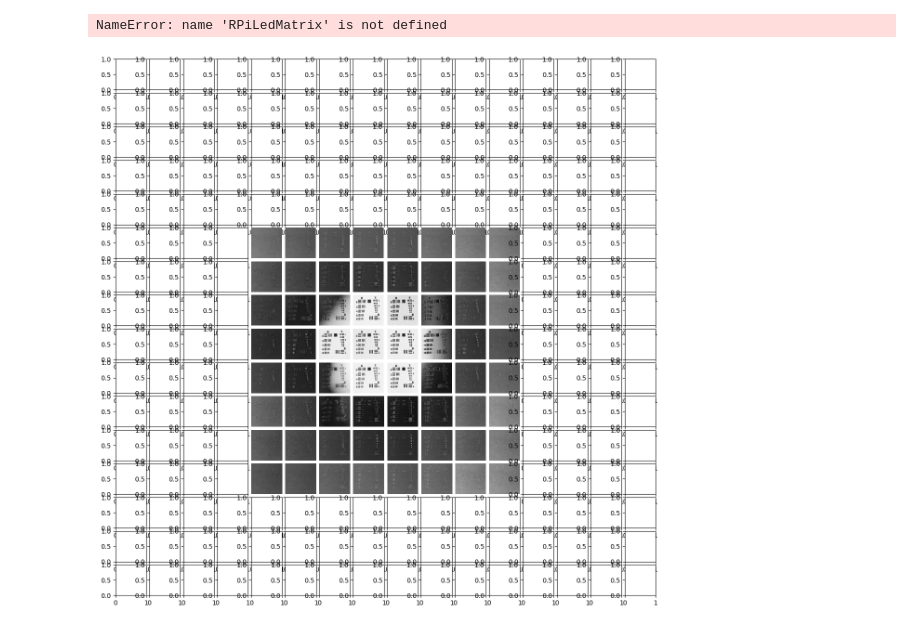
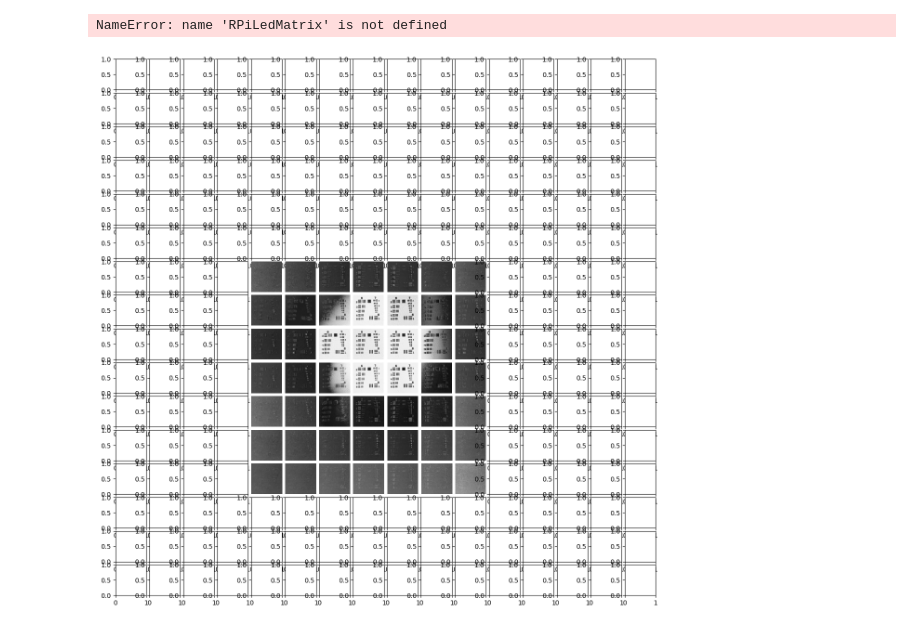
Before and after one commit to willtaylor072/Will_Taylor_FPM_4YP-main, a Jupyter notebook: gather_data.ipynb, the cells around one changed output. Saved outputs shown, nothing was run; the diff lists cells and outputs as text; code cells hidden in the pictures.

```diff
--- a/gather_data.ipynb
+++ b/gather_data.ipynb
@@ -96,15 +98,19 @@ Not setting vid controls when not visible
 Not setting pic controls when not visible
 QSocketNotifier: Invalid socket 73 and type 'Read', disabling...
 # %%
-# Starting at 7,7, generate coordinates to turn on LEDs in a spiral pattern, moving right up left down right up left down....
-# 0,0 is bottom left LED when rotation is 135 degrees
-def LED_spiral(n):
+# Generate coordinates to turn on LEDs in a spiral pattern, moving right up left down right up left down....
+# 0,0 is bottom left LED when rotation is 135 degrees. Allow offsets to center the starting point with optical axis.
+# N.b. If offsets are non zero, we can't use entire 16x16 LED array.
+def LED_spiral(n, x_offset=0, y_offset=0):
+    # Input: n; gridsize to generate coordinates for
+    # Returns: x_coords, y_coords; arrays for LED coordinates
+
     # Initialize the arrays to store the x and y coordinates
     x_coords = np.zeros(n**2, dtype=int)
     y_coords = np.zeros(n**2, dtype=int)
 
-    # Starting point
-    x, y = 7, 7
+    # Starting point.
+    x, y = 7+x_offset, 7+y_offset
     x_coords[0], y_coords[0] = x, y
 
     step_size = 1  # How far to move in each direction before changing direction
@@ -157,7 +163,7 @@ def LED_spiral(n):
 # %%
 # Gather grayscale images for Fourier ptychography
 output_folder = 'data/' # should be an empty folder
-gridSize = 16 # can use 1 for testing and alignment, then set to 16 to capture full dataset
+gridSize = 1 # can use 1 for testing and alignment, then set to 16 to capture full dataset
 
 led_matrix = RPiLedMatrix()
 led_matrix.set_rotation(135) # ensure 0,0 is bottom left pixel
@@ -172,7 +178,7 @@ still_config = camera.create_still_configuration(main={'size':(1456,1088)}, cont
 camera.configure(still_config)
 camera.start()
 
-x,y = LED_spiral(gridSize) # generates arrays for x and y to turn on LEDs in spiral pattern
+x,y = LED_spiral(gridSize, x_offset=0, y_offset=0) # generates arrays for x and y to turn on LEDs in spiral pattern
 
 # # take a brightfield image for comparison
 # led_matrix.show_circle(radius=2, color='white', brightness=1 )
@@ -201,21 +207,26 @@ camera.close()
 # %% [output]
 NameError: name 'RPiLedMatrix' is not defined
 # %%
+import numpy as np
+import matplotlib.pyplot as plt
+from PIL import Image
+import os
+
 # Display 16x16 images in a grid
 output_folder = 'data/usaf_2'
-gridSize = 8
+gridSize = 7
 
-x,y = LED_spiral(gridSize) # get the coordinates of LEDs
+x,y = LED_spiral(gridSize,x_offset=0,y_offset=0) # get the coordinates of LEDs
 
 fig, axes = plt.subplots(16, 16, figsize=(15,15))
 fig.subplots_adjust(hspace=0.1, wspace=0.1)
 
 
 for i in range(gridSize*gridSize):
     image = Image.open(os.path.join(output_folder,f'image_{i}.png'))
-    row = -y[i]
+    row = -y[i] -1
     col = x[i]
     axes[row,col].imshow(image, cmap='gray')
     axes[row,col].axis('off')
 # %% [output]
-[figure, old version]
+[figure, new version]
```
Also changed, not shown: parts of 1 cell of this notebook, 6 other files.
